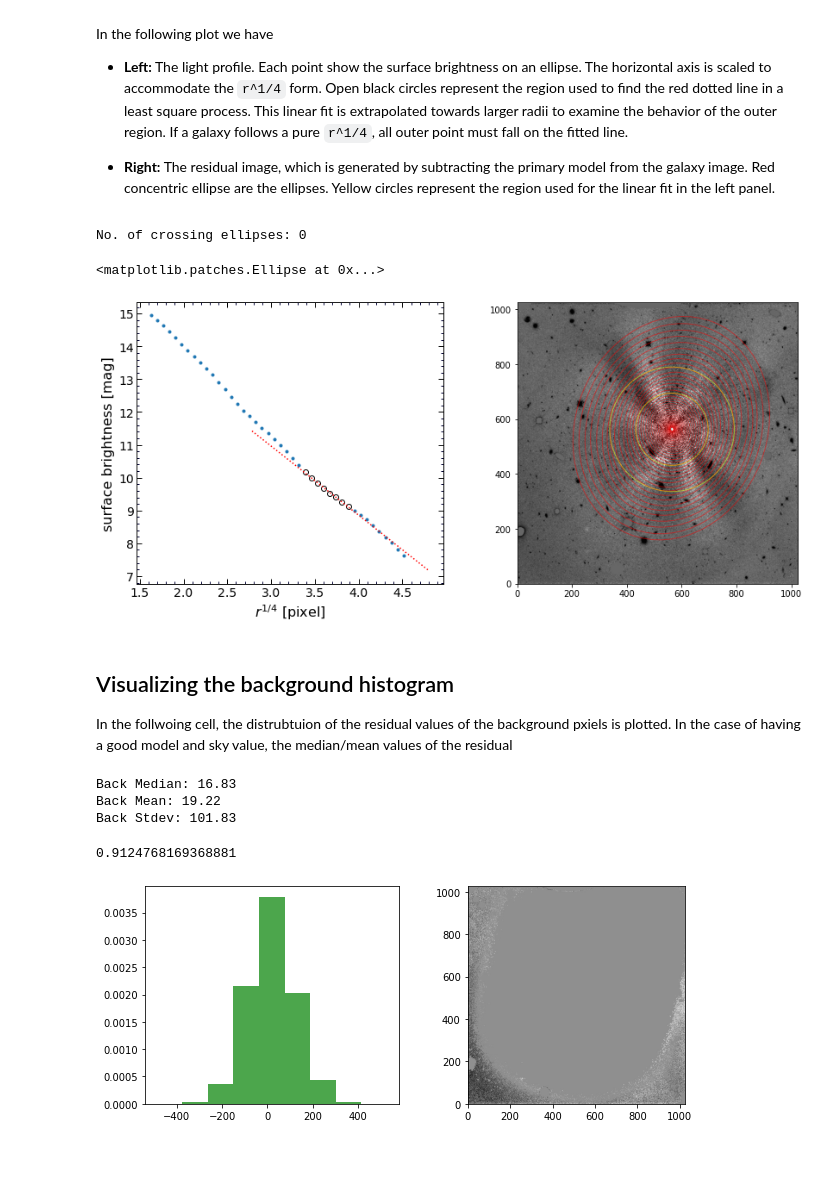
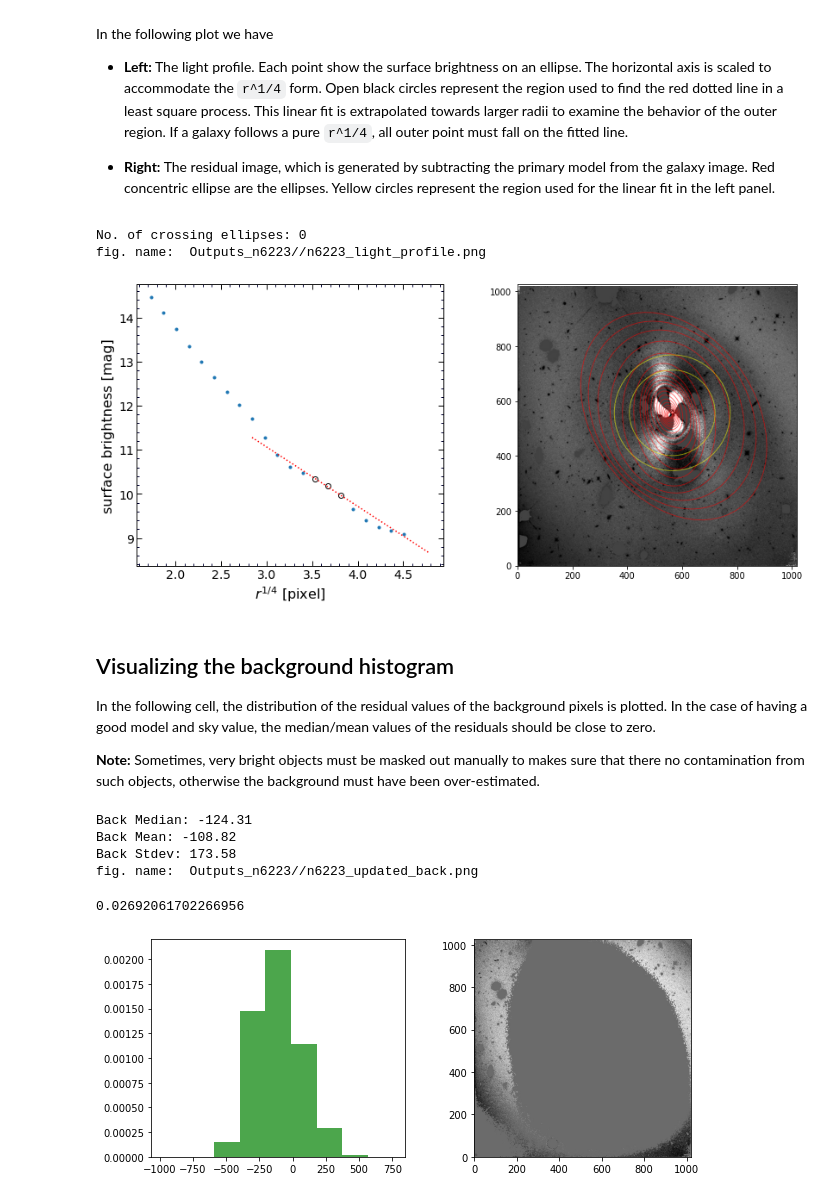
Before and after one commit to ekourkchi/old-SBF, a Jupyter notebook: User_Interface.ipynb, the cells around one changed output. Drawn from its saved outputs; the diff is of its cells as text; code cells hidden in the pictures; blank space fills up the shorter version.

```diff
--- a/User_Interface.ipynb
+++ b/User_Interface.ipynb
@@ -111,7 +111,7 @@ def get_f(obj, r0, r1, nr):
 inFolder = '/media/Data/Home/PanStarrs/Jan/HI/augment/SBF/wfc3-16262/'
 # %%
 # obj = ellOBJ("n0679")
-obj = ellOBJ("u12517")
+# obj = ellOBJ("u12517")
 # obj = ellOBJ("n0439")
 
 
@@ -149,7 +149,7 @@ obj = ellOBJ("u12517")
 
 # obj = ellOBJ("n6768", inFolder=inFolder)
 
-# obj = ellOBJ("n6223", inFolder=inFolder)
+obj = ellOBJ("n6223", inFolder=inFolder)
 # %%
 obj.sky_med, obj.x0, obj.y0
 # %% [output]
@@ -369,22 +388,24 @@ A Bayesian optimization technique is leveraged to find the optimum sky factor he
 # %%
 %%time
 
-from bayes_opt import BayesianOptimization
-### https://github.com/fmfn/BayesianOptimization
+## make it `True` if you ever want to use this routine
+if False:
+    from bayes_opt import BayesianOptimization
+    ### https://github.com/fmfn/BayesianOptimization
 
-# Bounded region of parameter space
-pbounds = {'sky_factor': (0.65, 1.05)}
+    # Bounded region of parameter space
+    pbounds = {'sky_factor': (0.65, 1.05)}
 
-optimizer = BayesianOptimization(
-    f=get_f(obj, r0, r1, nr),
-    pbounds=pbounds,
-    random_state=1,
-)
+    optimizer = BayesianOptimization(
+        f=get_f(obj, r0, r1, nr),
+        pbounds=pbounds,
+        random_state=1,
+    )
 
-optimizer.maximize(
-    init_points=3,
-    n_iter=15,
-)
+    optimizer.maximize(
+        init_points=3,
+        n_iter=15,
+    )
 
-sky_factor = optimizer.max['params']['sky_factor']
+    sky_factor = optimizer.max['params']['sky_factor']
 # %% [output]
@@ -420,8 +426,8 @@ In the following plot we have
 # %%
 sky = int(sky_factor*obj.sky_med)
 
-# using common mask --> model 0
-obj.elliprof(r0, r1, nr=nr, sky=obj.sky_med*sky_factor, niter=10, mask=1, model_mask=0)
+# using final mask = 1 --> model 0
+obj.elliprof(r0, r1, nr=nr, sky=obj.sky_med*sky_factor, niter=10, mask=1, model_mask=0, options=options)
 
 model = 0
 root = obj.objRoot
@@ -475,15 +481,22 @@ Ell = make_Ellipse((obj.x0, obj.y0), max(x0)**4, max(x0)**4, 0)
 e = patches.Ellipse(Ell[0], width=2*Ell[1], height=2*Ell[2], angle=Ell[3],
                     alpha=0.5, linewidth=1, edgecolor='yellow', facecolor='none')
 ax2.add_patch(e)
+
+
+pngName = obj.objRoot+'/'+obj.name+'_light_profile.png'
+plt.savefig(pngName)
+print("fig. name: ", pngName)
 # %% [output]
 No. of crossing ellipses: 0
+fig. name:  Outputs_n6223//n6223_light_profile.png
-<matplotlib.patches.Ellipse at 0x...>
-[figure, old version]
+[figure, new version]
 # %% [markdown]
 ## Visualizing the background histogram
 
-In the follwoing cell, the distrubtuion of the residual values of the background pxiels is plotted.
-In the case of having a good model and sky value, the median/mean values of the residual
+In the following cell, the distribution of the residual values of the background pixels is plotted.
+In the case of having a good model and sky value, the median/mean values of the residuals should be close to zero.
+
+**Note:** Sometimes, very bright objects must be masked out manually to makes sure that there no contamination from such objects, otherwise the background must have been over-estimated.
 # %%
 resid_name = obj.objRoot+"resid.000"
 back_mask = obj.objRoot+"back_mask.fits"
@@ -497,35 +510,42 @@ fits.writeto('./tmp.fits', np.float32(masked_image), overwrite=True)
 
 ## plot_2darray(imarray)
 # tv('./tmp.fits', options='log')
 
 
 a = masked_image
 a = a[(a!=0)]
 std = np.std(a)
 mean = np.mean(a)
 
 a = a[((a>mean-3.*std)&(a<mean+3.*std))]
 
 median = np.median(a)
 mean = np.mean(a)
 std = np.std(a)
 
 print("Back Median: %.2f"%median)
 print("Back Mean: %.2f"%mean)
 print("Back Stdev: %.2f"%std)
 
 
 fig, (ax1, ax2) = plt.subplots(1, 2, figsize=(10,4))
 
 ax1.hist(a, bins=np.linspace(mean-5*std, mean+5*std, 10), density=True, color='g', alpha=0.7)
 tv('./tmp.fits', ax=ax2, options="")
 
 new_factor = median/obj.sky_med + sky_factor
 
+
+pngName = obj.objRoot+'/'+obj.name+'_updated_back.png'
+plt.savefig(pngName)
+print("fig. name: ", pngName)
+
+
 new_factor
 # %% [output]
-Back Median: 16.83
-Back Mean: 19.22
-Back Stdev: 101.83
+Back Median: -124.31
+Back Mean: -108.82
+Back Stdev: 173.58
+fig. name:  Outputs_n6223//n6223_updated_back.png
-0.9124768169368881
+0.02692061702266956
-[figure, old version]
+[figure, new version]
```
Also changed, not shown: parts of 28 cells of this notebook, 1 other file.
